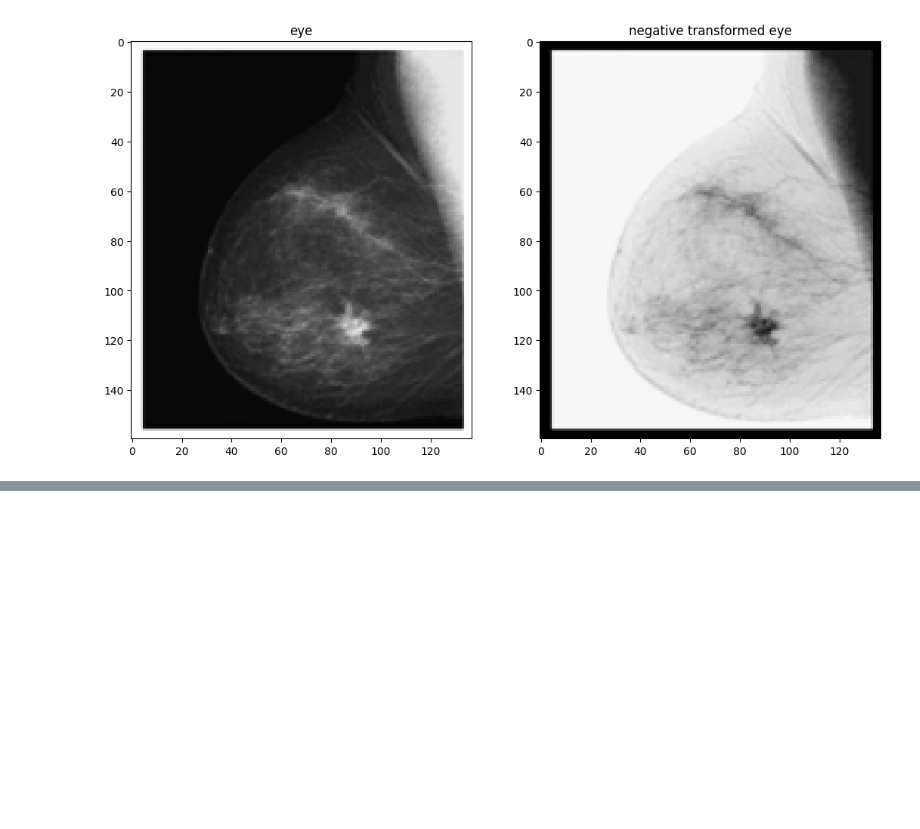
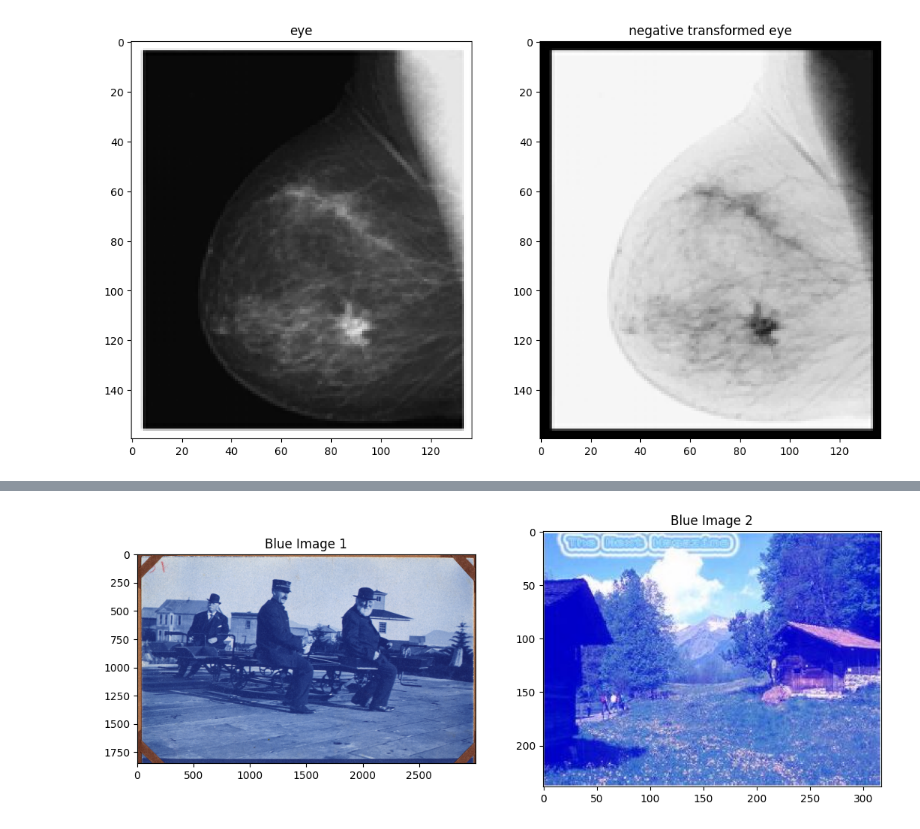
Before and after one commit to MoBahgat010/Image-Processing, a Jupyter notebook: Lab 4/Lab4_STD.ipynb, the cells around one changed output, grey strips where cells are left out. Drawn from its saved outputs; the diff is of its cells as text; code cells hidden in the pictures; blank space fills up the shorter version.

```diff
--- a/Lab 4/Lab4_STD.ipynb
+++ b/Lab 4/Lab4_STD.ipynb
@@ -125,0 +143,7 @@ tire = getImageWithHist('imgs/tire','tif')
+# %%
+blue_img1 = io.imread("extra/1.jpg")
+blue_img2 = io.imread("extra/2.jpg")
+
+show_images([blue_img1, blue_img2], ['Blue Image 1', 'Blue Image 2'])
+# %% [output]
+[figure, added]
```
Also changed, not shown: parts of 4 cells of this notebook, 4 other files.
